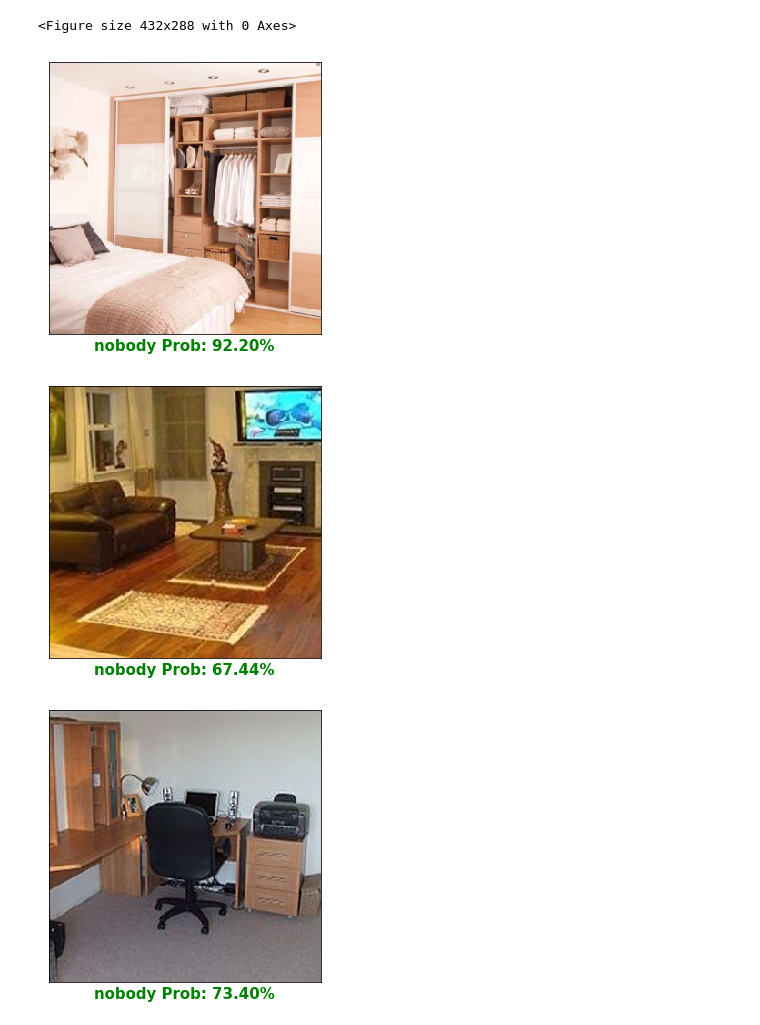
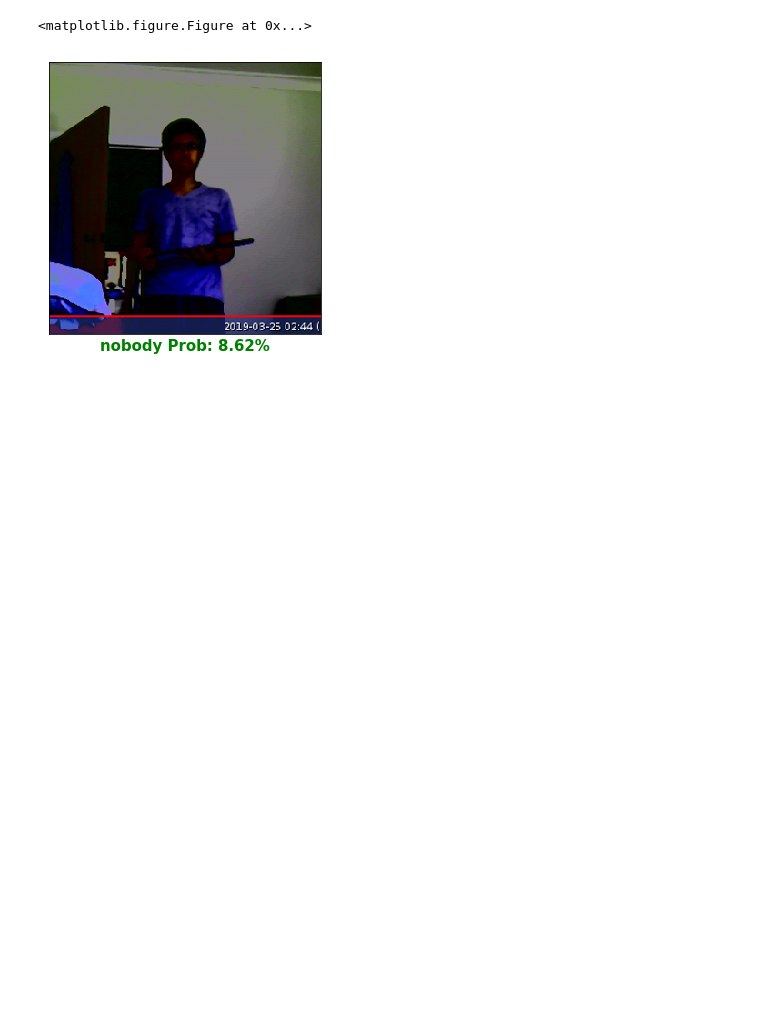
Before and after one commit to mulinShi/2019_IOT_Intruder_Detection, a Jupyter notebook: test.ipynb, the cells around one changed output. Saved outputs shown, nothing was run; the diff lists cells and outputs as text; code cells hidden in the pictures; blank space fills up the shorter version.

```diff
--- a/test.ipynb
+++ b/test.ipynb
@@ -30,7 +30,7 @@ def resize(image):
 test_dir = './raw/test'
 # test_dir=os.listdir('./images1/test')
 # filenames=[f.split('.')[0] for f in test_dir ]
-filenames = glob(os.path.join(test_dir, '*.png'))
+filenames = glob(os.path.join(test_dir, '*.jpg'))
 
 for i, file in enumerate(filenames):
     print('processing:', file)
@@ -98,21 +88,19 @@ processing: ./raw/test\9.png
 # %%
 # plot results
 fig = plt.figure()
 fig.suptitle('Predictions on Test Images', size=15, weight='bold')
 fig.subplots_adjust(hspace=1, wspace=5)
-for i in range(10):
+for i in range(1):
 #     ax = fig.add_subplot(4, 3, i+1)
     fig, ax = plt.subplots(figsize=(20, 5))
     ax.set_xticks([])
     ax.set_yticks([])
 #     ax.imshow(images_rgb[i], aspect='auto')
     ax.imshow(images_rgb[i])
     result = 'nobody Prob: {:.2f}%'.format(predictions[i][0]*100)
     ax.set_xlabel(result, color='g', size=15, weight='bold', horizontalalignment='center')
 
 plt.show()
 # %% [output]
-<Figure size 432x288 with 0 Axes>
+<matplotlib.figure.Figure at 0x...>
-[figure, old version]
+[figure, new version]
-[figure, removed]
-[figure, removed]
```
Also changed, not shown: parts of 2 cells of this notebook, 7 other files.
